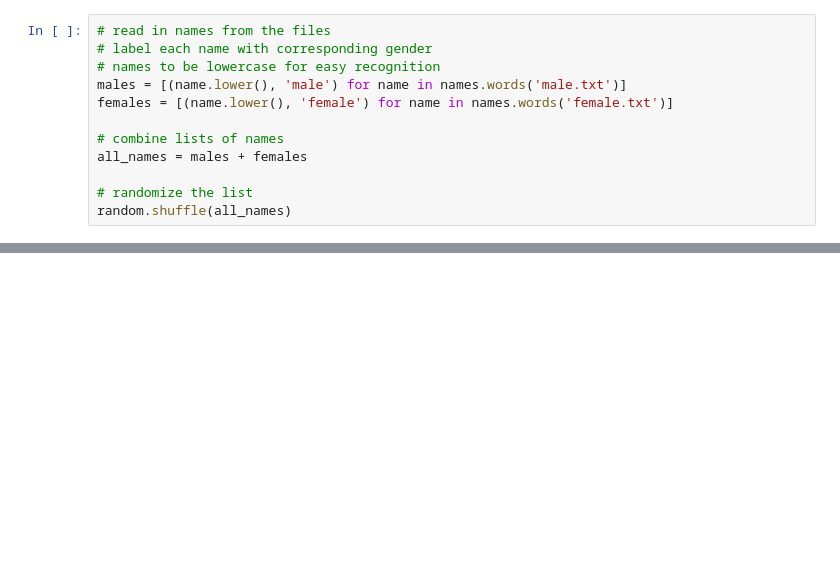
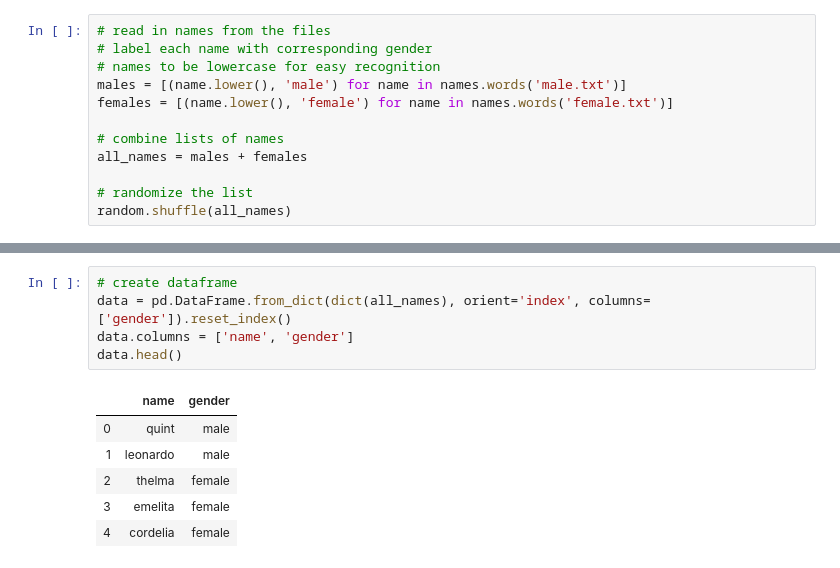
Before and after one commit to betsyrosalen/DATA620_Fall2019_Project3, a Jupyter notebook: project3.ipynb, the cells around one changed output, grey strips where cells are left out. Drawn from its saved outputs; the diff is of its cells as text; blank space fills up the shorter version.

```diff
--- a/project3.ipynb
+++ b/project3.ipynb
@@ -41,0 +51,12 @@ random.shuffle(all_names)
+# %%
+# create dataframe
+data = pd.DataFrame.from_dict(dict(all_names), orient='index', columns=['gender']).reset_index()
+data.columns = ['name', 'gender']
+data.head()
+# %% [output]
+|  | name | gender |
+| 0 | quint | male |
+| 1 | leonardo | male |
+| 2 | thelma | female |
+| 3 | emelita | female |
+| 4 | cordelia | female |
```
Also changed, not shown: parts of 8 cells of this notebook.
